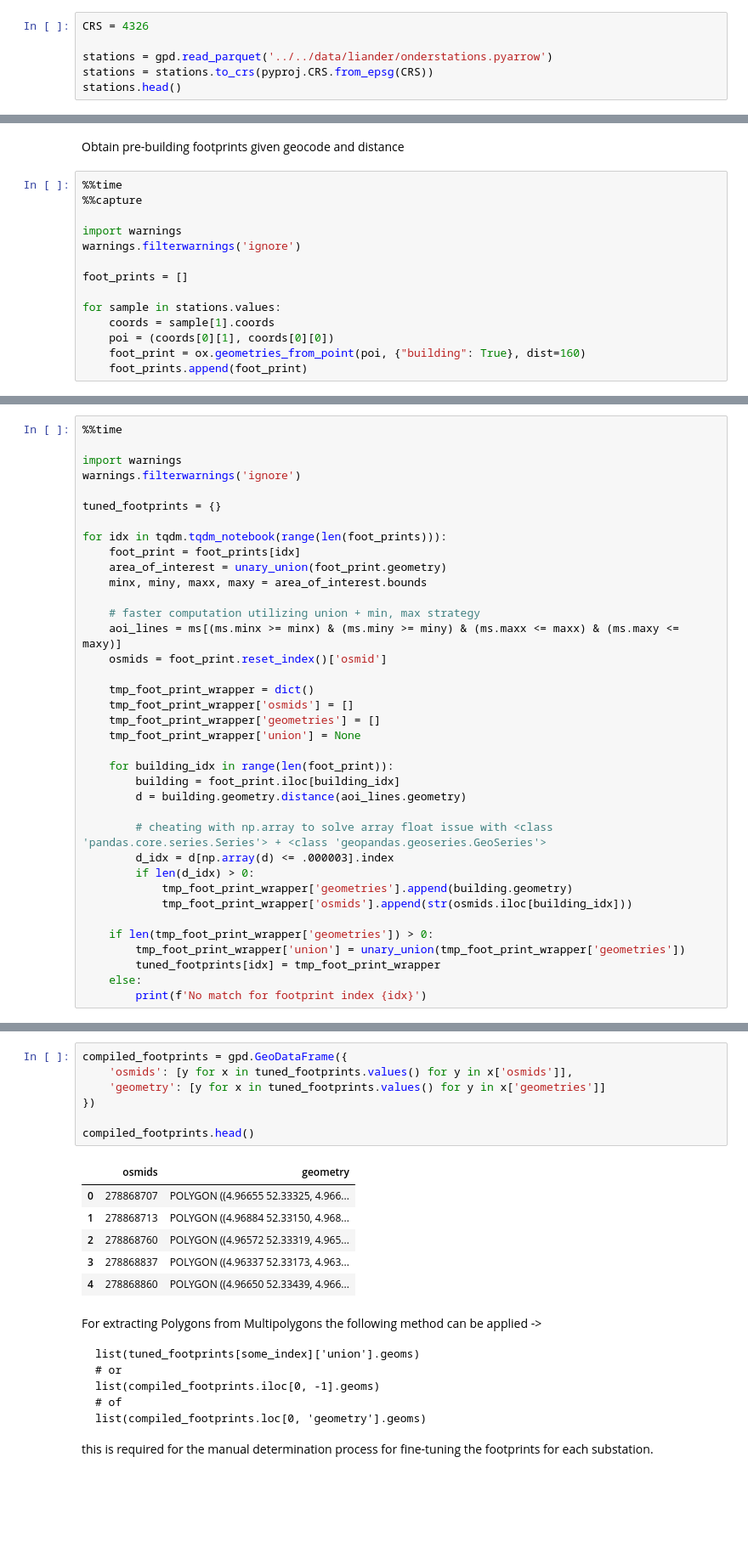
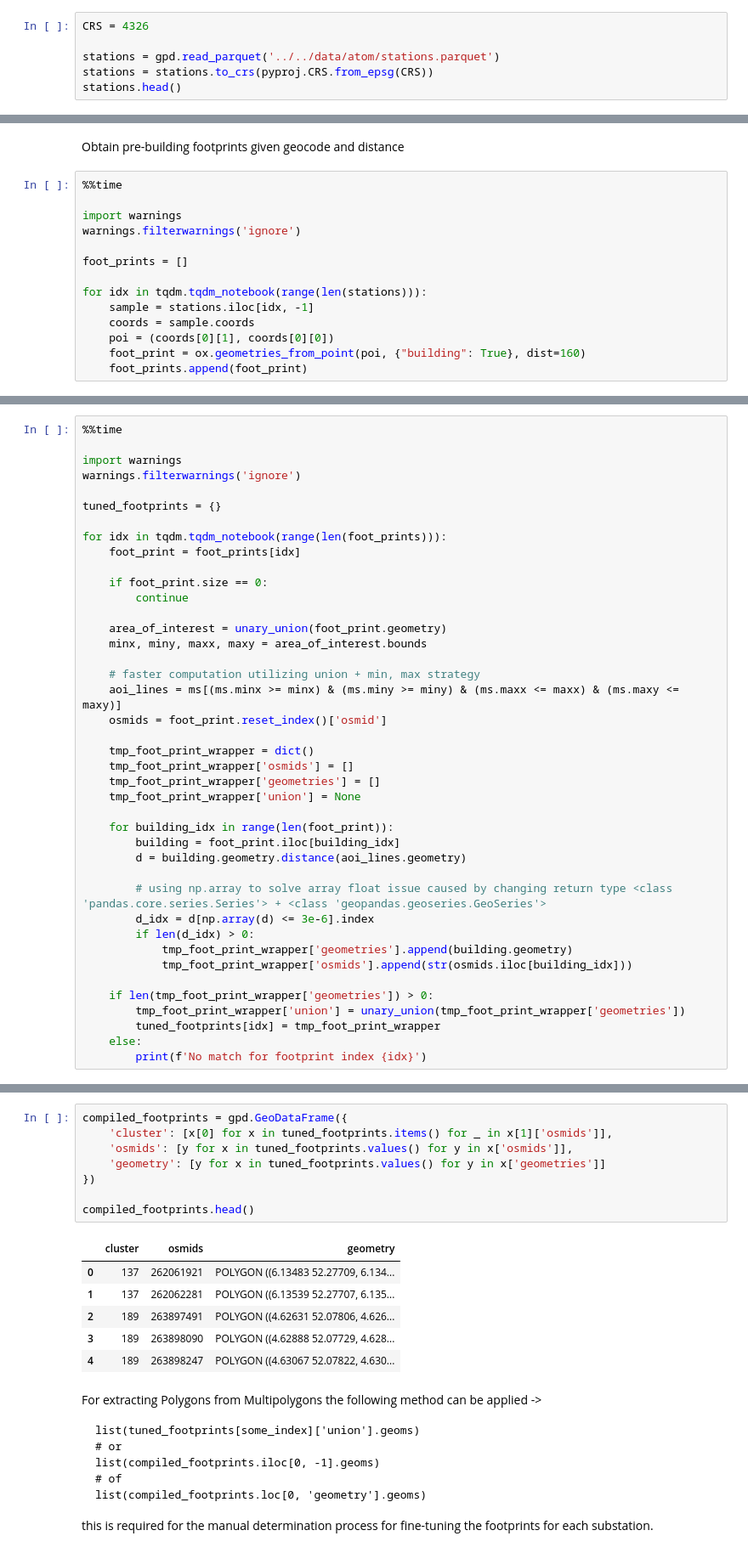
Before and after one commit to ciCciC/GeoGrids, a Jupyter notebook: notebooks/grid_reconstruction/compiling_footprint.ipynb, the cells around one changed output, grey strips where cells are left out. Shown at 85% size. Drawn from its saved outputs; the diff is of its cells as text; blank space fills up the shorter version.

```diff
--- a/notebooks/grid_reconstruction/compiling_footprint.ipynb
+++ b/notebooks/grid_reconstruction/compiling_footprint.ipynb
@@ -20,7 +14,7 @@ In a future release, GeoPandas will switch to using Shapely by default. If you a
 # %%
 CRS = 4326
 
-stations = gpd.read_parquet('../../data/liander/onderstations.pyarrow')
+stations = gpd.read_parquet('../../data/atom/stations.parquet')
 stations = stations.to_crs(pyproj.CRS.from_epsg(CRS))
 stations.head()
 # %% [output]
@@ -60,15 +55,15 @@ ms.head()
 Obtain pre-building footprints given geocode and distance
 # %%
 %%time
-%%capture
 
 import warnings
 warnings.filterwarnings('ignore')
 
 foot_prints = []
 
-for sample in stations.values:
-    coords = sample[1].coords
+for idx in tqdm.tqdm_notebook(range(len(stations))):
+    sample = stations.iloc[idx, -1]
+    coords = sample.coords
     poi = (coords[0][1], coords[0][0])
     foot_print = ox.geometries_from_point(poi, {"building": True}, dist=160)
     foot_prints.append(foot_print)
@@ -174,6 +81,10 @@ tuned_footprints = {}
 
 for idx in tqdm.tqdm_notebook(range(len(foot_prints))):
     foot_print = foot_prints[idx]
+
+    if foot_print.size == 0:
+        continue
+
     area_of_interest = unary_union(foot_print.geometry)
     minx, miny, maxx, maxy = area_of_interest.bounds
 
@@ -190,8 +101,8 @@ for idx in tqdm.tqdm_notebook(range(len(foot_prints))):
         building = foot_print.iloc[building_idx]
         d = building.geometry.distance(aoi_lines.geometry)
 
-        # cheating with np.array to solve array float issue with <class 'pandas.core.series.Series'> + <class 'geopandas.geoseries.GeoSeries'>
-        d_idx = d[np.array(d) <= .000003].index
+        # using np.array to solve array float issue caused by changing return type <class 'pandas.core.series.Series'> + <class 'geopandas.geoseries.GeoSeries'>
+        d_idx = d[np.array(d) <= 3e-6].index
         if len(d_idx) > 0:
             tmp_foot_print_wrapper['geometries'].append(building.geometry)
             tmp_foot_print_wrapper['osmids'].append(str(osmids.iloc[building_idx]))
@@ -212,17 +133,18 @@ Wall time: 6.96 s
 # %%
 compiled_footprints = gpd.GeoDataFrame({
+    'cluster': [x[0] for x in tuned_footprints.items() for _ in x[1]['osmids']],
     'osmids': [y for x in tuned_footprints.values() for y in x['osmids']],
     'geometry': [y for x in tuned_footprints.values() for y in x['geometries']]
 })
 
 compiled_footprints.head()
 # %% [output]
-|  | osmids | geometry |
-| 0 | 278868707 | POLYGON ((4.96655 52.33325, 4.966... |
-| 1 | 278868713 | POLYGON ((4.96884 52.33150, 4.968... |
-| 2 | 278868760 | POLYGON ((4.96572 52.33319, 4.965... |
-| 3 | 278868837 | POLYGON ((4.96337 52.33173, 4.963... |
-| 4 | 278868860 | POLYGON ((4.96650 52.33439, 4.966... |
+|  | cluster | osmids | geometry |
+| 0 | 137 | 262061921 | POLYGON ((6.13483 52.27709, 6.134... |
+| 1 | 137 | 262062281 | POLYGON ((6.13539 52.27707, 6.135... |
+| 2 | 189 | 263897491 | POLYGON ((4.62631 52.07806, 4.626... |
+| 3 | 189 | 263898090 | POLYGON ((4.62888 52.07729, 4.628... |
+| 4 | 189 | 263898247 | POLYGON ((4.63067 52.07822, 4.630... |
 # %% [markdown]
 For extracting Polygons from Multipolygons the following method can be applied ->
 
```
Also changed, not shown: parts of 18 cells of this notebook, 1 other file.
